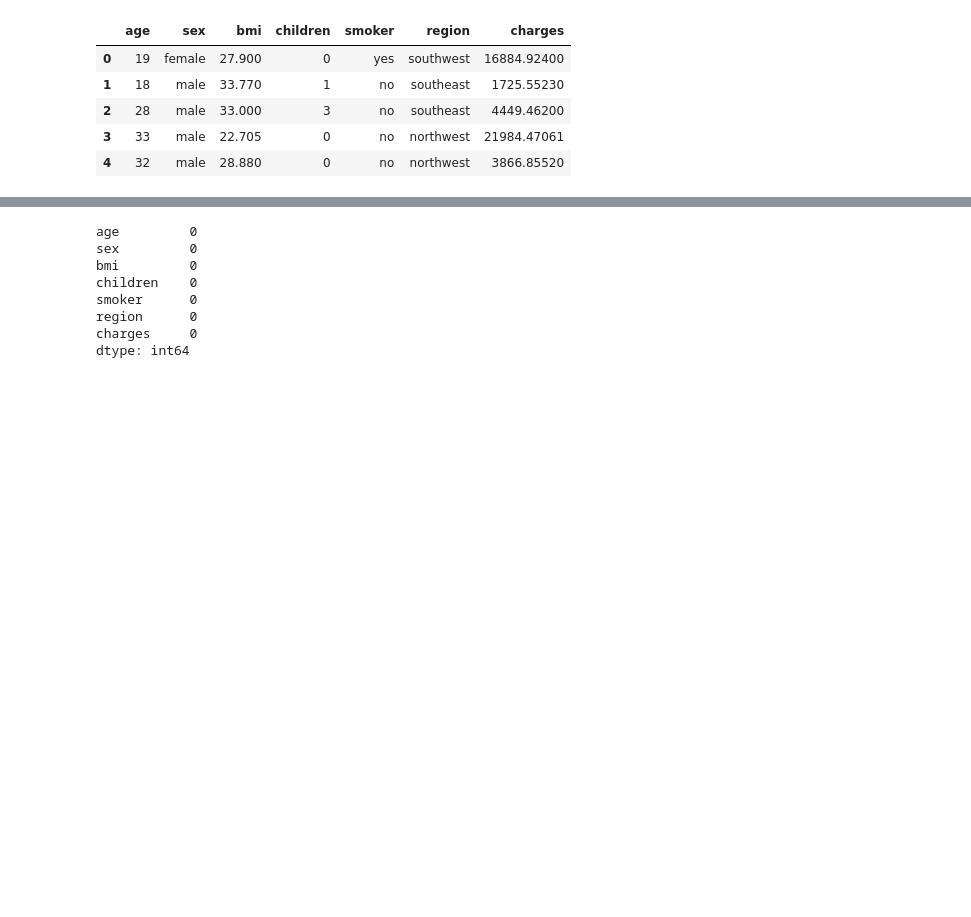
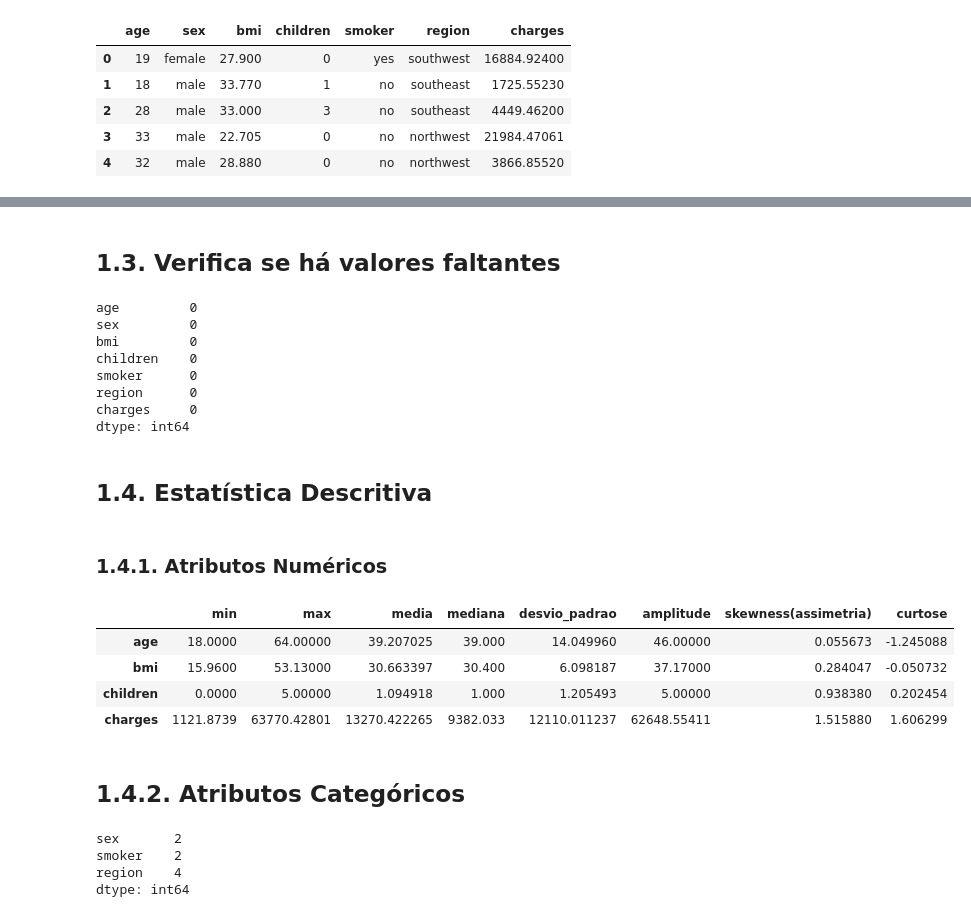
Before and after one commit to joaocalista/insurance_predict, a Jupyter notebook: project.ipynb, the cells around one changed output, grey strips where cells are left out. Drawn from its saved outputs; the diff is of its cells as text; code cells hidden in the pictures; blank space fills up the shorter version.

```diff
--- a/project.ipynb
+++ b/project.ipynb
@@ -26 +56,3 @@ data.shape
+# %% [markdown]
+## 1.3. Verifica se há valores faltantes
 # %%
@@ -35,3 +66,40 @@ smoker      0
 region      0
 charges     0
 dtype: int64
+# %% [markdown]
+## 1.4. Estatística Descritiva
+# %%
+num_attributes = df1.select_dtypes(include=['int', 'float'])
+cat_attributes = df1.select_dtypes(include=['object'])
+# %% [markdown]
+### 1.4.1. Atributos Numéricos
+# %%
+# Tendencia Central - Media, mediana
+# Dispercao - std, min, max, range, skew, kurtosis
+
+num_statistics = pd.DataFrame({'min': num_attributes.min(),
+                               'max': num_attributes.max(),
+                               'media': num_attributes.mean(),
+                               'mediana': num_attributes.median(),
+                               'desvio_padrao': num_attributes.std(),
+                               'amplitude': num_attributes.max() - num_attributes.min(),
+                               'skewness' : num_attributes.skew(),
+                               'curtose' : num_attributes.kurtosis()})
+
+num_statistics
+# %% [output]
+|  | min | max | media | mediana | desvio_padrao | amplitude | skewness(assimetria) | curtose |
+| age | 18.0000 | 64.00000 | 39.207025 | 39.000 | 14.049960 | 46.00000 | 0.055673 | -1.245088 |
+| bmi | 15.9600 | 53.13000 | 30.663397 | 30.400 | 6.098187 | 37.17000 | 0.284047 | -0.050732 |
+| children | 0.0000 | 5.00000 | 1.094918 | 1.000 | 1.205493 | 5.00000 | 0.938380 | 0.202454 |
+| charges | 1121.8739 | 63770.42801 | 13270.422265 | 9382.033 | 12110.011237 | 62648.55411 | 1.515880 | 1.606299 |
+# %% [markdown]
+## 1.4.2. Atributos Categóricos
+# %%
+# numero de valores unicos para cada variavel
+cat_attributes.apply(lambda x: x.nunique(), axis=0)
+# %% [output]
+sex       2
+smoker    2
+region    4
+dtype: int64
```
Also changed, not shown: parts of 21 cells of this notebook.
